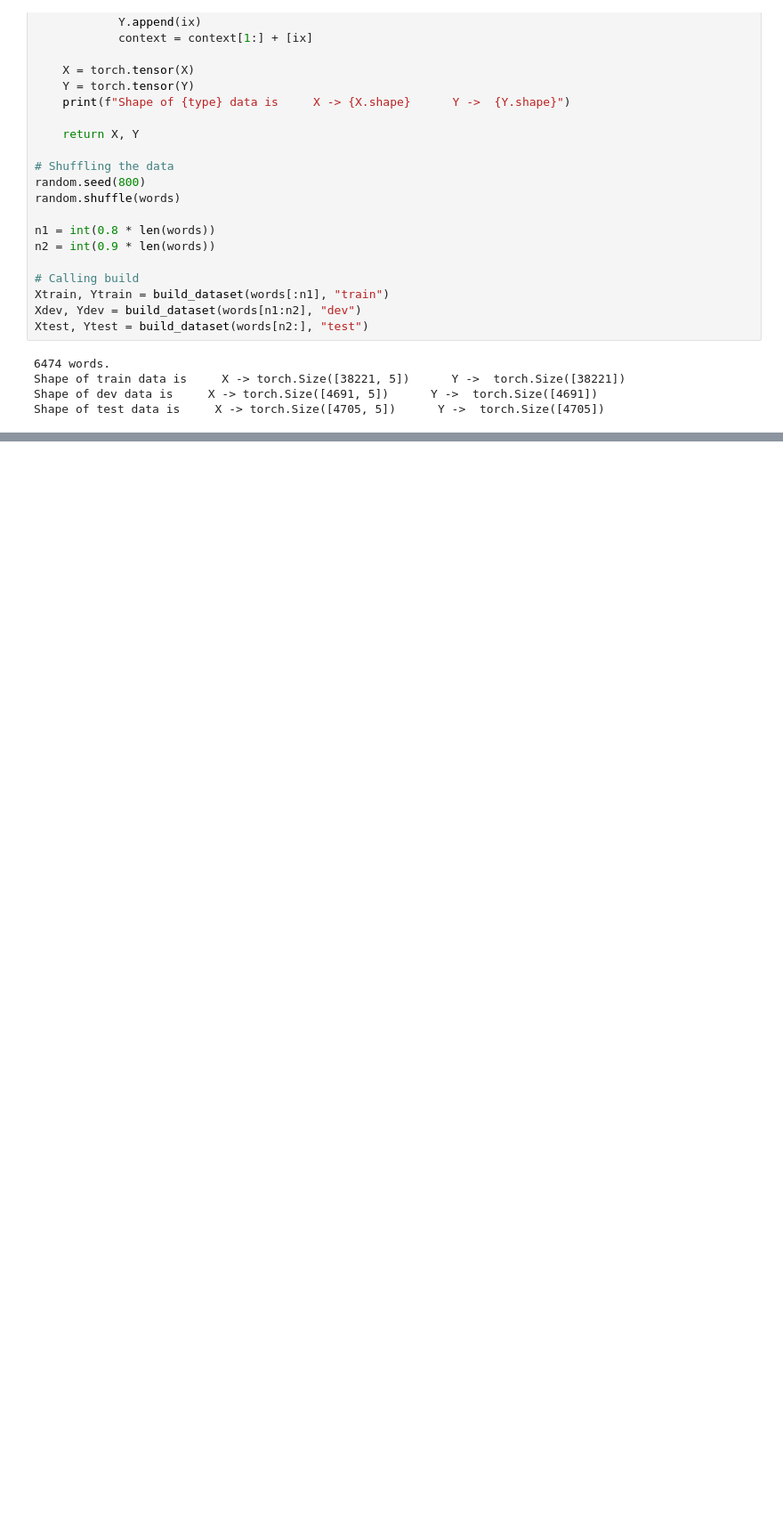
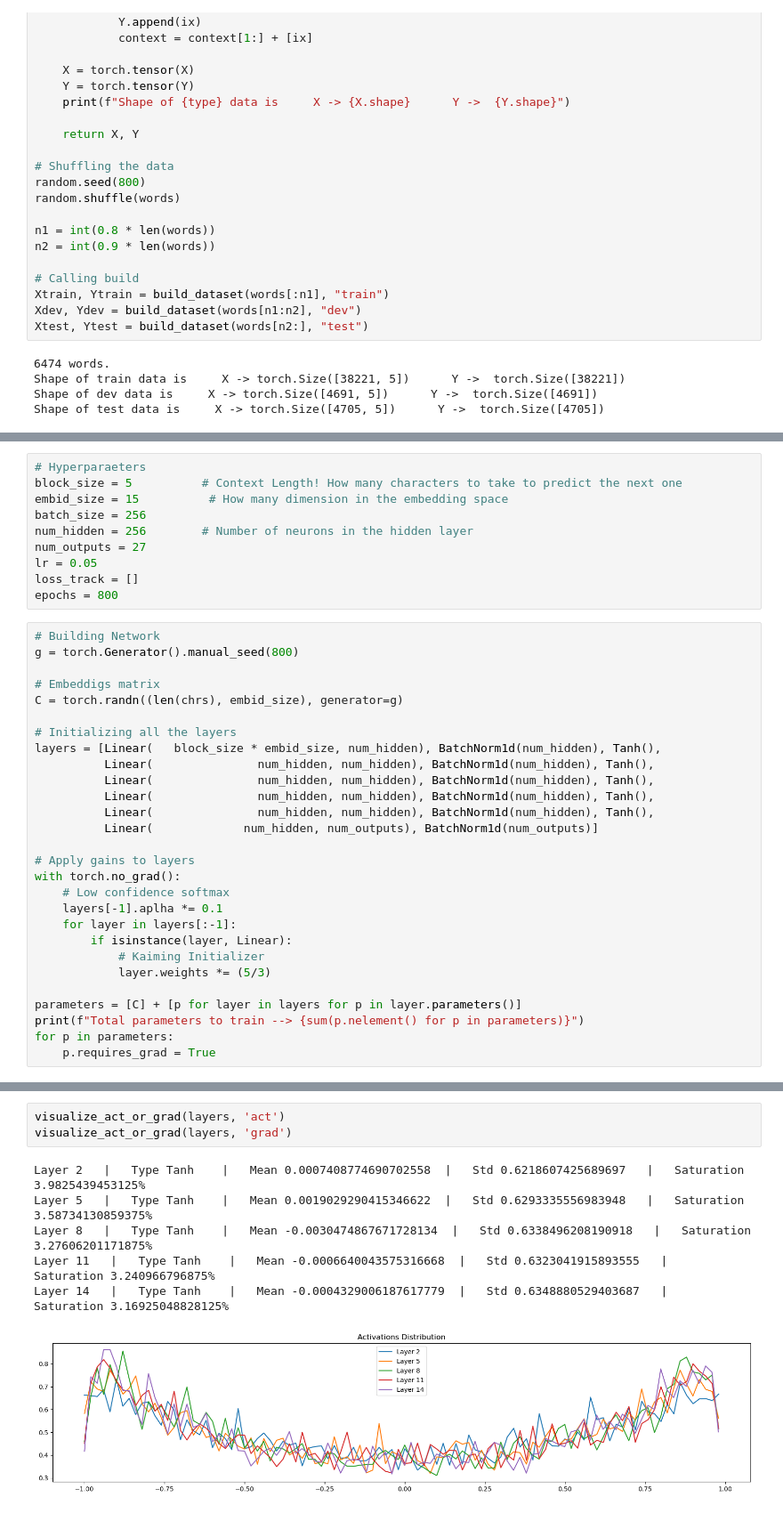
Before and after one commit to TejasKalsait/wordsmith, a Jupyter notebook: demo/activations-gradients-batchnorm.ipynb, the cells around one changed output, grey strips where cells are left out. Shown: that part at 89% size. Saved outputs shown, nothing was run; the diff lists cells and outputs as text; blank space fills up the shorter version.

```diff
--- a/demo/activations-gradients-batchnorm.ipynb
+++ b/demo/activations-gradients-batchnorm.ipynb
@@ -235,0 +454,38 @@ plt.imshow(h.abs() > 0.99, cmap = 'gray');
+# %%
+# Hyperparaeters
+block_size = 5          # Context Length! How many characters to take to predict the next one
+embid_size = 15          # How many dimension in the embedding space
+batch_size = 256
+num_hidden = 256        # Number of neurons in the hidden layer
+num_outputs = 27
+lr = 0.05
+loss_track = []
+epochs = 800
+# %%
+# Building Network
+g = torch.Generator().manual_seed(800)
+
+# Embeddigs matrix
+C = torch.randn((len(chrs), embid_size), generator=g)
+
+# Initializing all the layers
+layers = [Linear(   block_size * embid_size, num_hidden), BatchNorm1d(num_hidden), Tanh(),
+          Linear(               num_hidden, num_hidden), BatchNorm1d(num_hidden), Tanh(),
+          Linear(               num_hidden, num_hidden), BatchNorm1d(num_hidden), Tanh(),
+          Linear(               num_hidden, num_hidden), BatchNorm1d(num_hidden), Tanh(),
+          Linear(               num_hidden, num_hidden), BatchNorm1d(num_hidden), Tanh(),
+          Linear(             num_hidden, num_outputs), BatchNorm1d(num_outputs)]
+
+# Apply gains to layers
+with torch.no_grad():
+    # Low confidence softmax
+    layers[-1].aplha *= 0.1
+    for layer in layers[:-1]:
+        if isinstance(layer, Linear):
+            # Kaiming Initializer
+            layer.weights *= (5/3)
+
+parameters = [C] + [p for layer in layers for p in layer.parameters()]
+print(f"Total parameters to train --> {sum(p.nelement() for p in parameters)}")
+for p in parameters:
+    p.requires_grad = True
@@ -235,0 +533,10 @@ plt.imshow(h.abs() > 0.99, cmap = 'gray');
+# %%
+visualize_act_or_grad(layers, 'act')
+visualize_act_or_grad(layers, 'grad')
+# %% [output]
+Layer 2   |   Type Tanh    |   Mean 0.0007408774690702558  |   Std 0.6218607425689697   |   Saturation 3.9825439453125%
+Layer 5   |   Type Tanh    |   Mean 0.0019029290415346622  |   Std 0.6293335556983948   |   Saturation 3.58734130859375%
+Layer 8   |   Type Tanh    |   Mean -0.0030474867671728134  |   Std 0.6338496208190918   |   Saturation 3.27606201171875%
+Layer 11   |   Type Tanh    |   Mean -0.0006640043575316668  |   Std 0.6323041915893555   |   Saturation 3.240966796875%
+Layer 14   |   Type Tanh    |   Mean -0.0004329006187617779  |   Std 0.6348880529403687   |   Saturation 3.16925048828125%
+[figure, added]
```
Also changed, not shown: parts of 20 cells of this notebook, 7 other files.
